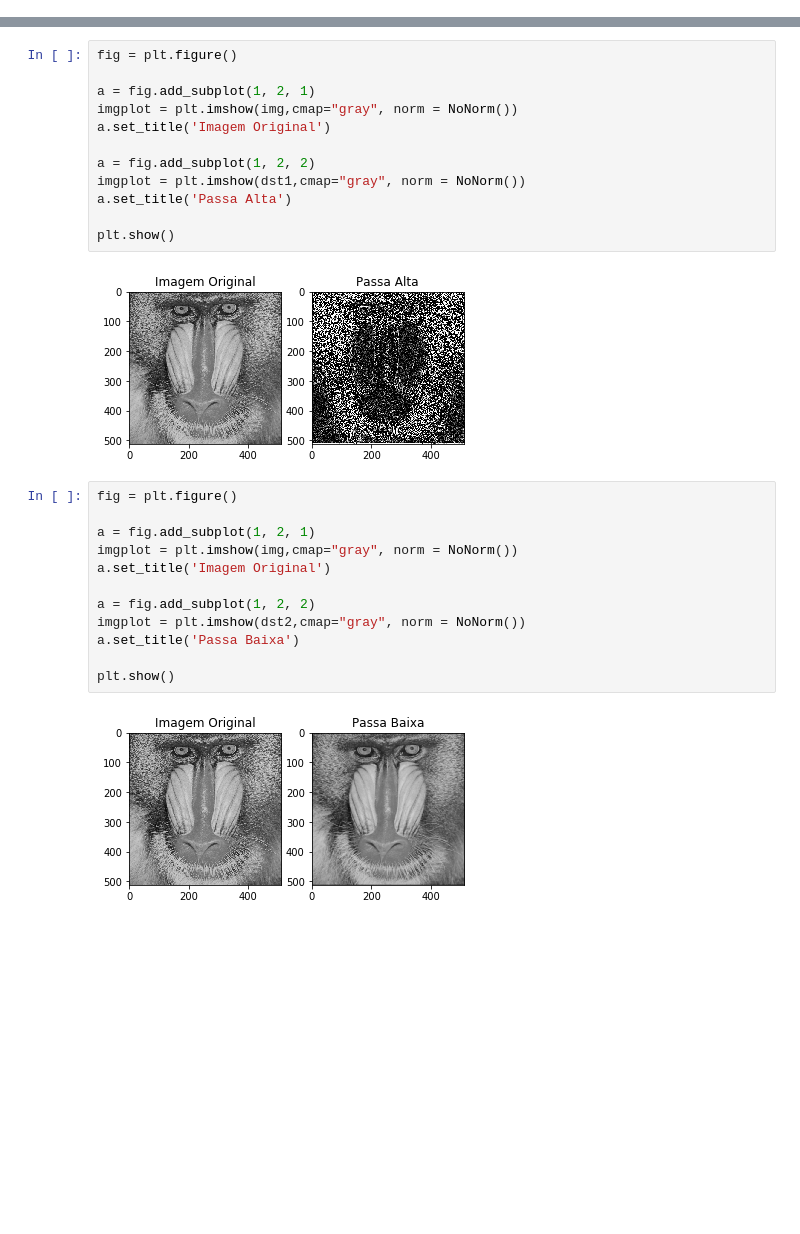
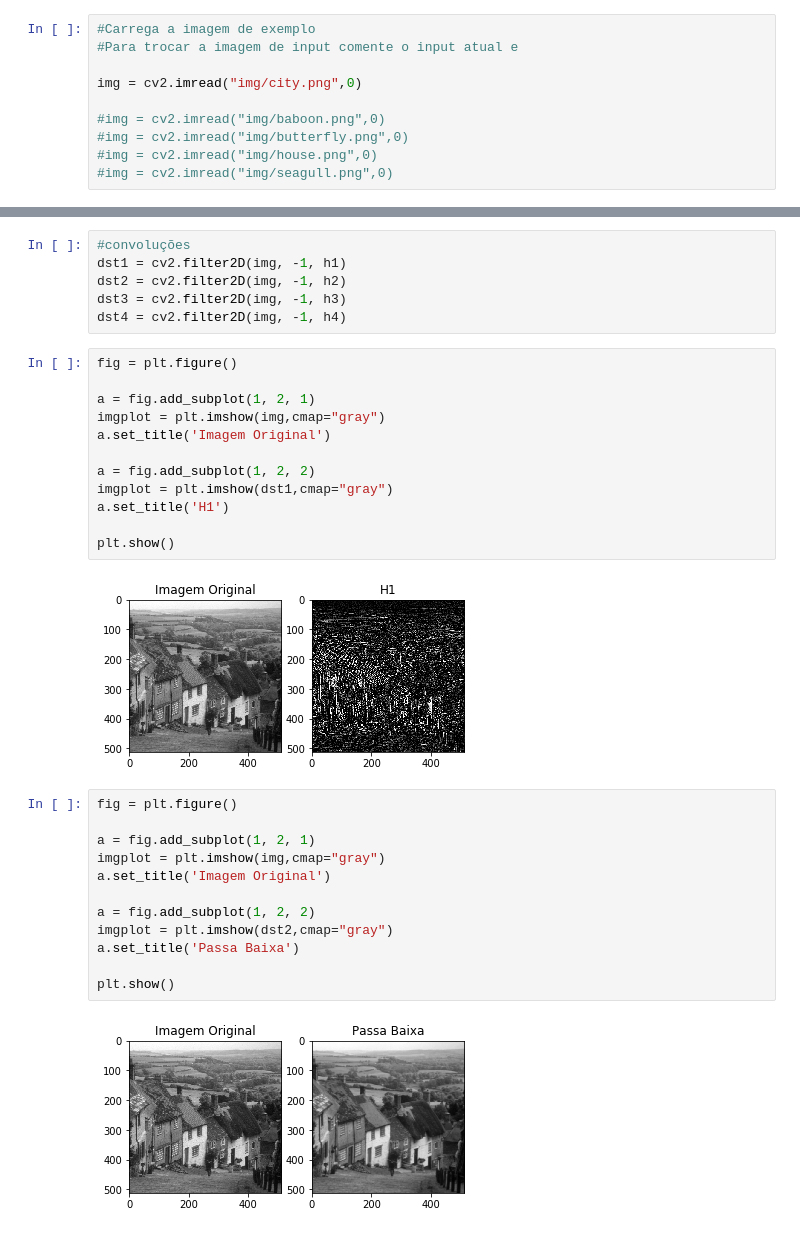
Before and after one commit to Rkanehisa/MO443, a Jupyter notebook: trabalho_1/trabalho_1.ipynb, the cells around one changed output, grey strips where cells are left out. Drawn from its saved outputs; the diff is of its cells as text; blank space fills up the shorter version.

```diff
--- a/trabalho_1/trabalho_1.ipynb
+++ b/trabalho_1/trabalho_1.ipynb
@@ -8 +5,11 @@ img = cv2.imread("img/baboon.png",0)
+# %%
+#Carrega a imagem de exemplo
+#Para trocar a imagem de input comente o input atual e
+
+img = cv2.imread("img/city.png",0)
+
+#img = cv2.imread("img/baboon.png",0)
+#img = cv2.imread("img/butterfly.png",0)
+#img = cv2.imread("img/house.png",0)
+#img = cv2.imread("img/seagull.png",0)
 # %%
@@ -34,31 +37,37 @@ dst4 = cv2.filter2D(img, -1, h4)
+# %%
+#convoluções
+dst1 = cv2.filter2D(img, -1, h1)
+dst2 = cv2.filter2D(img, -1, h2)
+dst3 = cv2.filter2D(img, -1, h3)
+dst4 = cv2.filter2D(img, -1, h4)
 # %%
 fig = plt.figure()
 
 a = fig.add_subplot(1, 2, 1)
-imgplot = plt.imshow(img,cmap="gray", norm = NoNorm())
+imgplot = plt.imshow(img,cmap="gray")
 a.set_title('Imagem Original')
 
 a = fig.add_subplot(1, 2, 2)
-imgplot = plt.imshow(dst1,cmap="gray", norm = NoNorm())
-a.set_title('Passa Alta')
+imgplot = plt.imshow(dst1,cmap="gray")
+a.set_title('H1')
 
 plt.show()
 # %% [output]
-[figure, old version]
+[figure, new version]
 # %%
 fig = plt.figure()
 
 a = fig.add_subplot(1, 2, 1)
-imgplot = plt.imshow(img,cmap="gray", norm = NoNorm())
+imgplot = plt.imshow(img,cmap="gray")
 a.set_title('Imagem Original')
 
 a = fig.add_subplot(1, 2, 2)
-imgplot = plt.imshow(dst2,cmap="gray", norm = NoNorm())
+imgplot = plt.imshow(dst2,cmap="gray")
 a.set_title('Passa Baixa')
 
 plt.show()
 # %% [output]
-[figure, old version]
+[figure, new version]
 # %%
 fig = plt.figure()
 
```
Also changed, not shown: parts of 10 cells of this notebook, 8 other files.
